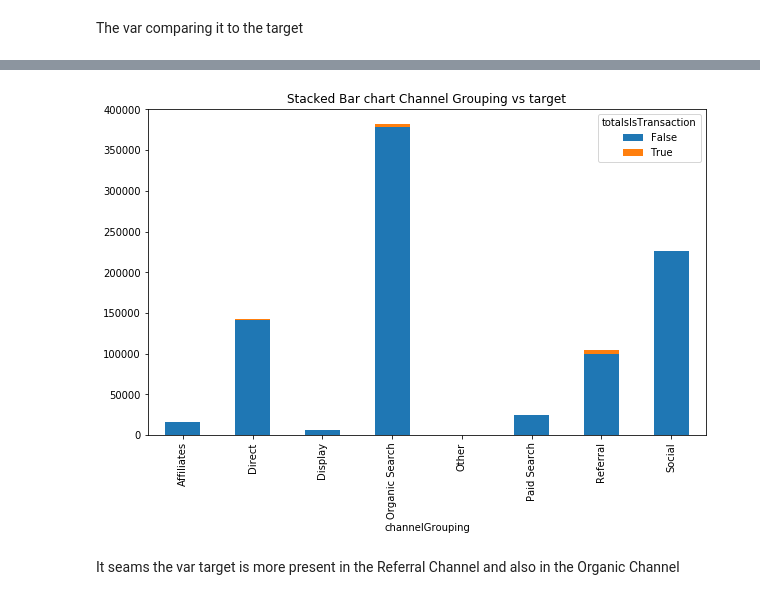
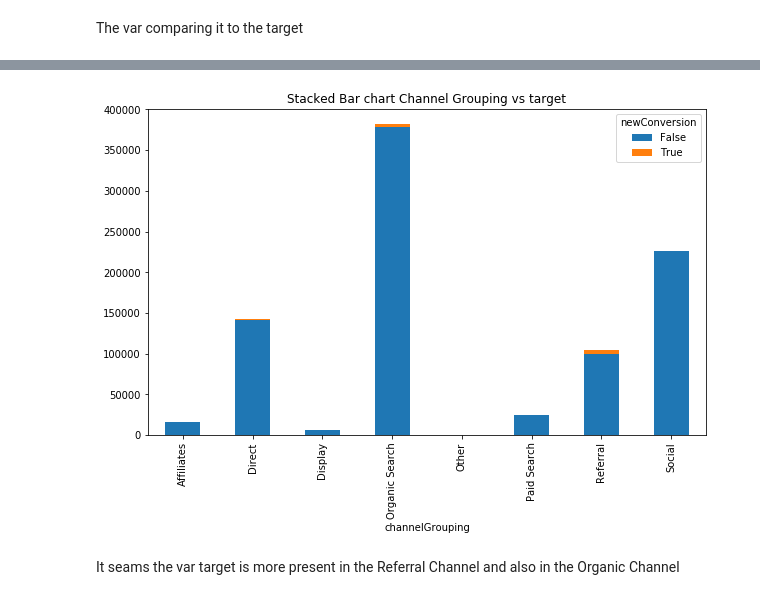
Before and after one commit to paulagual/ProjectIronhack, a Jupyter notebook: 3.EDA_categorical.ipynb, the cells around one changed output, grey strips where cells are left out. Saved outputs shown, nothing was run; the diff lists cells and outputs as text; code cells hidden in the pictures.

```diff
--- a/3.EDA_categorical.ipynb
+++ b/3.EDA_categorical.ipynb
@@ -104,5 +104,5 @@ The categories are unbalanced. Beeing Organic Search, Social, Direct and Referra
 # %% [markdown]
 The var comparing it to the target
 # %%
-desc_cat_target(df, 'channelGrouping', 'totalsIsTransaction', name='Channel Grouping')
+desc_cat_target(df, 'channelGrouping', 'newConversion', name='Channel Grouping')
 # %% [output]
@@ -119,4 +119,4 @@ Social               225998    104
-[figure, old version]
+[figure, new version]
 # %% [markdown]
 It seams the var target is more present in the Referral Channel and also in the Organic Channel
 # %% [markdown]
```
Also changed, not shown: parts of 39 cells of this notebook, 4 other files.
